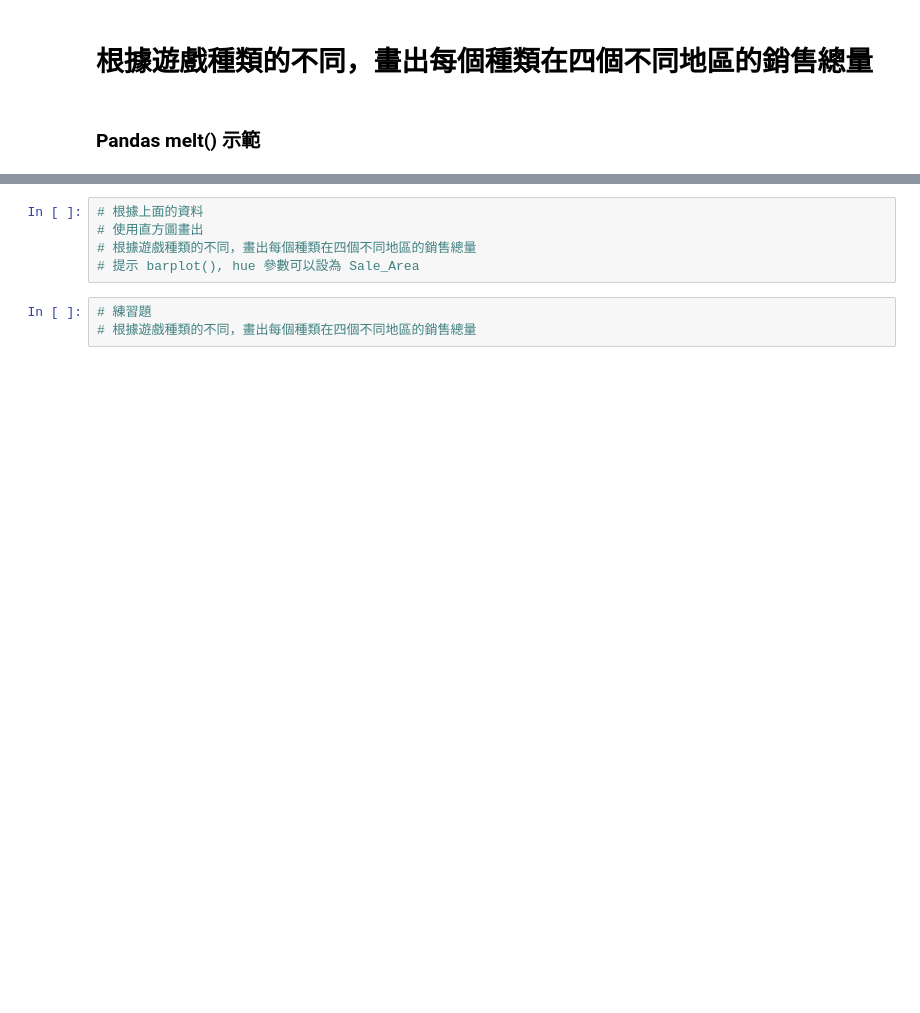
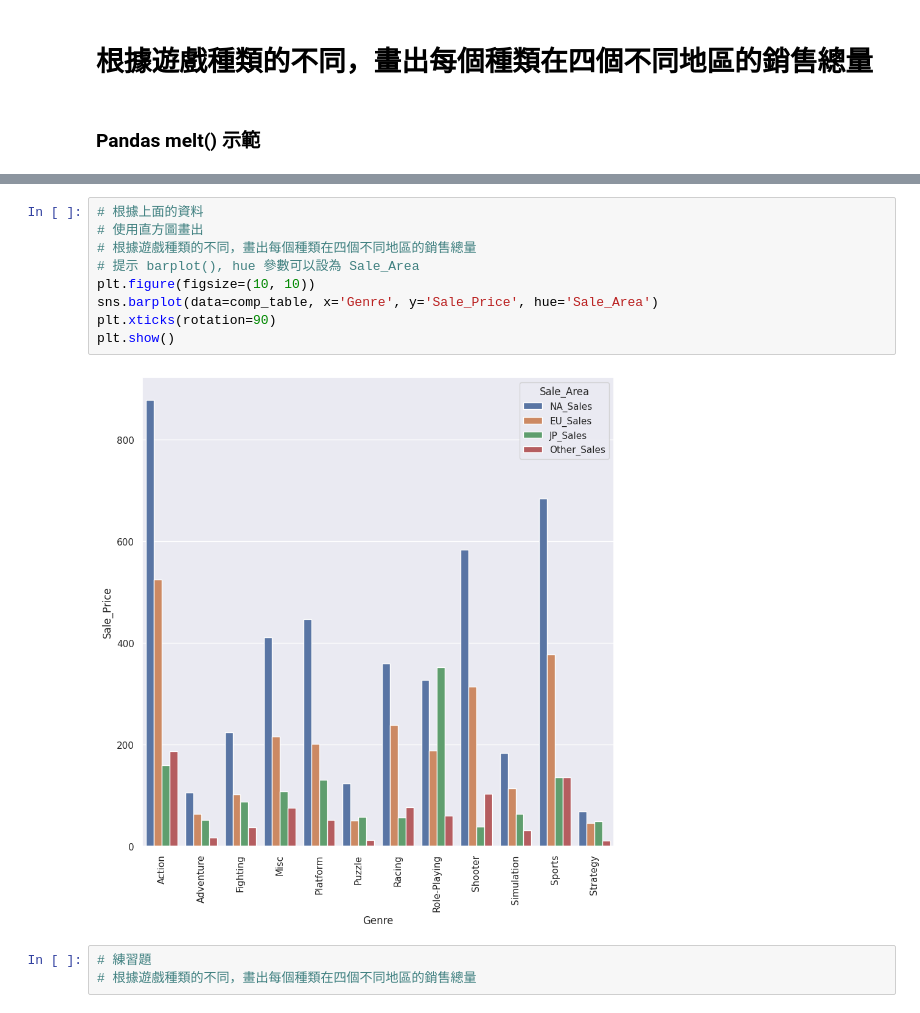
Before and after one commit to Yiting916/data_analysis, a Jupyter notebook: 05-02.LAB_VideoGameSales.ipynb, the cells around one changed output, grey strips where cells are left out. Drawn from its saved outputs; the diff is of its cells as text; blank space fills up the shorter version.

```diff
--- a/05-02.LAB_VideoGameSales.ipynb
+++ b/05-02.LAB_VideoGameSales.ipynb
@@ -980,8 +1052,14 @@ comp_table
 # %%
 # 根據上面的資料
 # 使用直方圖畫出
 # 根據遊戲種類的不同，畫出每個種類在四個不同地區的銷售總量
 # 提示 barplot(), hue 參數可以設為 Sale_Area
+plt.figure(figsize=(10, 10))
+sns.barplot(data=comp_table, x='Genre', y='Sale_Price', hue='Sale_Area')
+plt.xticks(rotation=90)
+plt.show()
+# %% [output]
+[figure, added]
 # %%
 # 練習題
 # 根據遊戲種類的不同，畫出每個種類在四個不同地區的銷售總量
```
Also changed, not shown: parts of 10 cells of this notebook.
